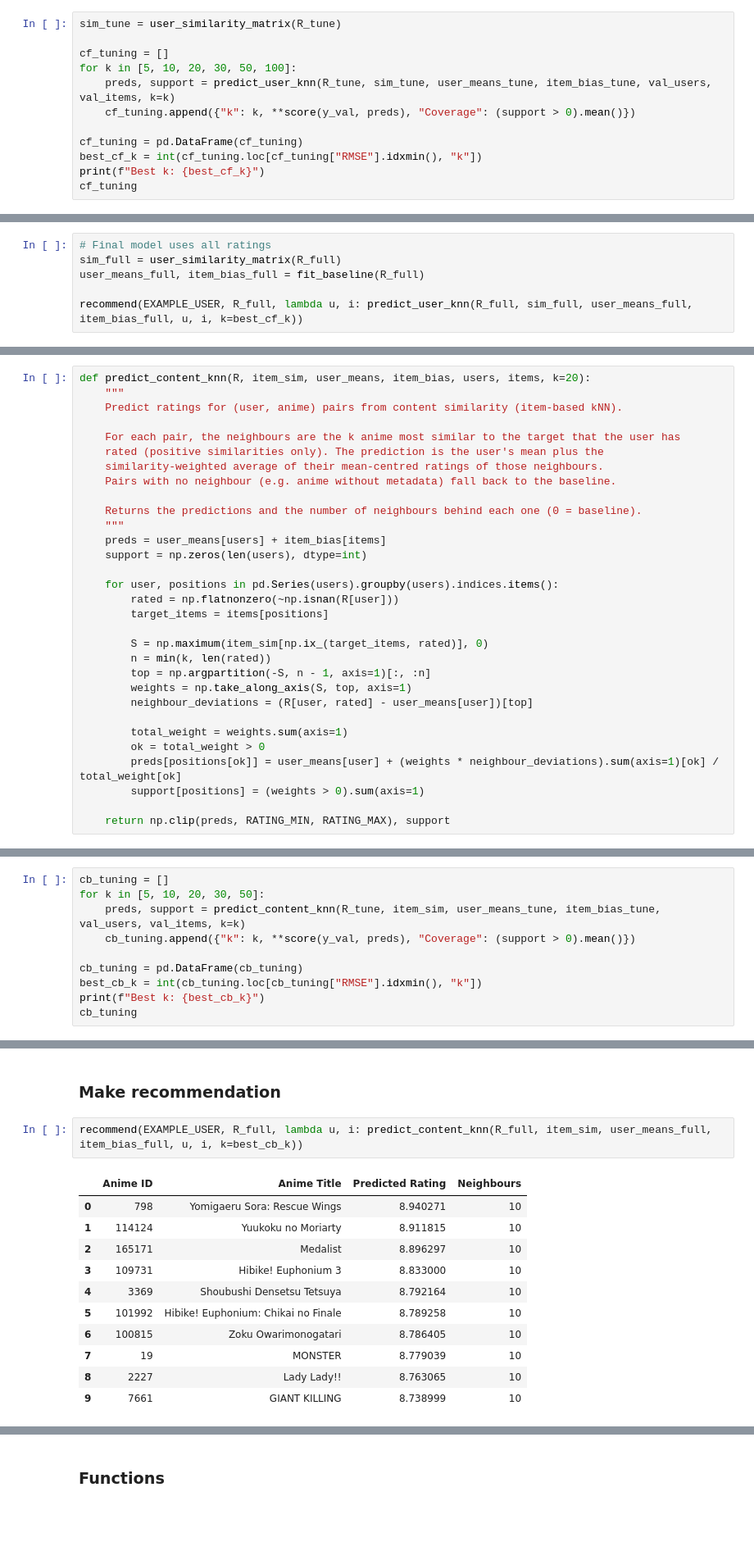
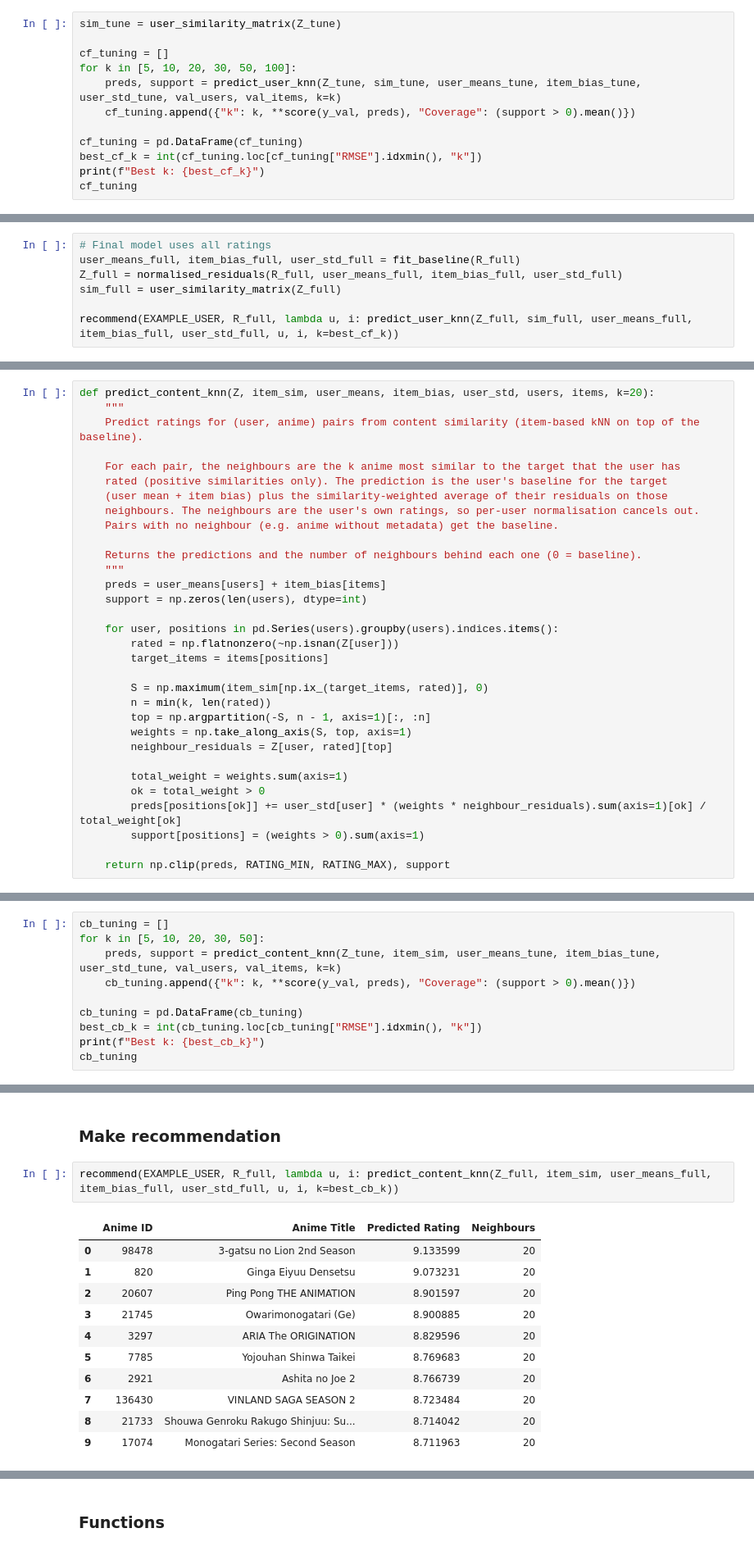
Before and after one commit to DhLYa/content_recommender, a Jupyter notebook: anime_recommender.ipynb, the cells around one changed output, grey strips where cells are left out. Shown at 82% size. Cells and saved outputs as stored; diff of their text form; blank space fills up the shorter version.

```diff
--- a/anime_recommender.ipynb
+++ b/anime_recommender.ipynb
@@ -598,11 +611,11 @@ def predict_user_knn(R, sim, user_means, item_bias, users, items, k=30):
 # %% [markdown]
 ### Tune neighbourhood size on the validation set
 # %%
-sim_tune = user_similarity_matrix(R_tune)
+sim_tune = user_similarity_matrix(Z_tune)
 
 cf_tuning = []
 for k in [5, 10, 20, 30, 50, 100]:
-    preds, support = predict_user_knn(R_tune, sim_tune, user_means_tune, item_bias_tune, val_users, val_items, k=k)
+    preds, support = predict_user_knn(Z_tune, sim_tune, user_means_tune, item_bias_tune, user_std_tune, val_users, val_items, k=k)
     cf_tuning.append({"k": k, **score(y_val, preds), "Coverage": (support > 0).mean()})
 
 cf_tuning = pd.DataFrame(cf_tuning)
@@ -652,9 +665,10 @@ Negative: 10.1%, zero: 2.5%, max: 0.954
 ### Get recommendations for user
 # %%
 # Final model uses all ratings
-sim_full = user_similarity_matrix(R_full)
-user_means_full, item_bias_full = fit_baseline(R_full)
+user_means_full, item_bias_full, user_std_full = fit_baseline(R_full)
+Z_full = normalised_residuals(R_full, user_means_full, item_bias_full, user_std_full)
+sim_full = user_similarity_matrix(Z_full)
 
-recommend(EXAMPLE_USER, R_full, lambda u, i: predict_user_knn(R_full, sim_full, user_means_full, item_bias_full, u, i, k=best_cf_k))
+recommend(EXAMPLE_USER, R_full, lambda u, i: predict_user_knn(Z_full, sim_full, user_means_full, item_bias_full, user_std_full, u, i, k=best_cf_k))
 # %% [output]
 |  | Anime ID | Anime Title | Predicted Rating | Neighbours |
@@ -782,14 +796,15 @@ similar_df.head(top_n)
 # %% [markdown]
 ### Functions
 # %%
-def predict_content_knn(R, item_sim, user_means, item_bias, users, items, k=20):
+def predict_content_knn(Z, item_sim, user_means, item_bias, user_std, users, items, k=20):
     """
-    Predict ratings for (user, anime) pairs from content similarity (item-based kNN).
+    Predict ratings for (user, anime) pairs from content similarity (item-based kNN on top of the baseline).
 
     For each pair, the neighbours are the k anime most similar to the target that the user has
-    rated (positive similarities only). The prediction is the user's mean plus the
-    similarity-weighted average of their mean-centred ratings of those neighbours.
-    Pairs with no neighbour (e.g. anime without metadata) fall back to the baseline.
+    rated (positive similarities only). The prediction is the user's baseline for the target
+    (user mean + item bias) plus the similarity-weighted average of their residuals on those
+    neighbours. The neighbours are the user's own ratings, so per-user normalisation cancels out.
+    Pairs with no neighbour (e.g. anime without metadata) get the baseline.
 
     Returns the predictions and the number of neighbours behind each one (0 = baseline).
     """
@@ -797,18 +812,18 @@ def predict_content_knn(R, item_sim, user_means, item_bias, users, items, k=20):
     support = np.zeros(len(users), dtype=int)
 
     for user, positions in pd.Series(users).groupby(users).indices.items():
-        rated = np.flatnonzero(~np.isnan(R[user]))
+        rated = np.flatnonzero(~np.isnan(Z[user]))
         target_items = items[positions]
 
         S = np.maximum(item_sim[np.ix_(target_items, rated)], 0)
         n = min(k, len(rated))
         top = np.argpartition(-S, n - 1, axis=1)[:, :n]
         weights = np.take_along_axis(S, top, axis=1)
-        neighbour_deviations = (R[user, rated] - user_means[user])[top]
+        neighbour_residuals = Z[user, rated][top]
 
         total_weight = weights.sum(axis=1)
         ok = total_weight > 0
-        preds[positions[ok]] = user_means[user] + (weights * neighbour_deviations).sum(axis=1)[ok] / total_weight[ok]
+        preds[positions[ok]] += user_std[user] * (weights * neighbour_residuals).sum(axis=1)[ok] / total_weight[ok]
         support[positions] = (weights > 0).sum(axis=1)
 
     return np.clip(preds, RATING_MIN, RATING_MAX), support
@@ -817,7 +832,7 @@ def predict_content_knn(R, item_sim, user_means, item_bias, users, items, k=20):
 # %%
 cb_tuning = []
 for k in [5, 10, 20, 30, 50]:
-    preds, support = predict_content_knn(R_tune, item_sim, user_means_tune, item_bias_tune, val_users, val_items, k=k)
+    preds, support = predict_content_knn(Z_tune, item_sim, user_means_tune, item_bias_tune, user_std_tune, val_users, val_items, k=k)
     cb_tuning.append({"k": k, **score(y_val, preds), "Coverage": (support > 0).mean()})
 
 cb_tuning = pd.DataFrame(cb_tuning)
@@ -853,19 +868,19 @@ Covered pairs only - user mean + item bias: {'MAE': 0.9966244959189096, 'RMSE':
 # %% [markdown]
 ### Make recommendation
 # %%
-recommend(EXAMPLE_USER, R_full, lambda u, i: predict_content_knn(R_full, item_sim, user_means_full, item_bias_full, u, i, k=best_cb_k))
+recommend(EXAMPLE_USER, R_full, lambda u, i: predict_content_knn(Z_full, item_sim, user_means_full, item_bias_full, user_std_full, u, i, k=best_cb_k))
 # %% [output]
 |  | Anime ID | Anime Title | Predicted Rating | Neighbours |
-| 0 | 798 | Yomigaeru Sora: Rescue Wings | 8.940271 | 10 |
-| 1 | 114124 | Yuukoku no Moriarty | 8.911815 | 10 |
-| 2 | 165171 | Medalist | 8.896297 | 10 |
-| 3 | 109731 | Hibike! Euphonium 3 | 8.833000 | 10 |
-| 4 | 3369 | Shoubushi Densetsu Tetsuya | 8.792164 | 10 |
-| 5 | 101992 | Hibike! Euphonium: Chikai no Finale | 8.789258 | 10 |
-| 6 | 100815 | Zoku Owarimonogatari | 8.786405 | 10 |
-| 7 | 19 | MONSTER | 8.779039 | 10 |
-| 8 | 2227 | Lady Lady!! | 8.763065 | 10 |
-| 9 | 7661 | GIANT KILLING | 8.738999 | 10 |
+| 0 | 98478 | 3-gatsu no Lion 2nd Season | 9.133599 | 20 |
+| 1 | 820 | Ginga Eiyuu Densetsu | 9.073231 | 20 |
+| 2 | 20607 | Ping Pong THE ANIMATION | 8.901597 | 20 |
+| 3 | 21745 | Owarimonogatari (Ge) | 8.900885 | 20 |
+| 4 | 3297 | ARIA The ORIGINATION | 8.829596 | 20 |
+| 5 | 7785 | Yojouhan Shinwa Taikei | 8.769683 | 20 |
+| 6 | 2921 | Ashita no Joe 2 | 8.766739 | 20 |
+| 7 | 136430 | VINLAND SAGA SEASON 2 | 8.723484 | 20 |
+| 8 | 21733 | Shouwa Genroku Rakugo Shinjuu: Su... | 8.714042 | 20 |
+| 9 | 17074 | Monogatari Series: Second Season | 8.711963 | 20 |
 # %% [markdown]
 ## Weighted Hybrid system
 
```
Also changed, not shown: parts of 22 cells of this notebook.
